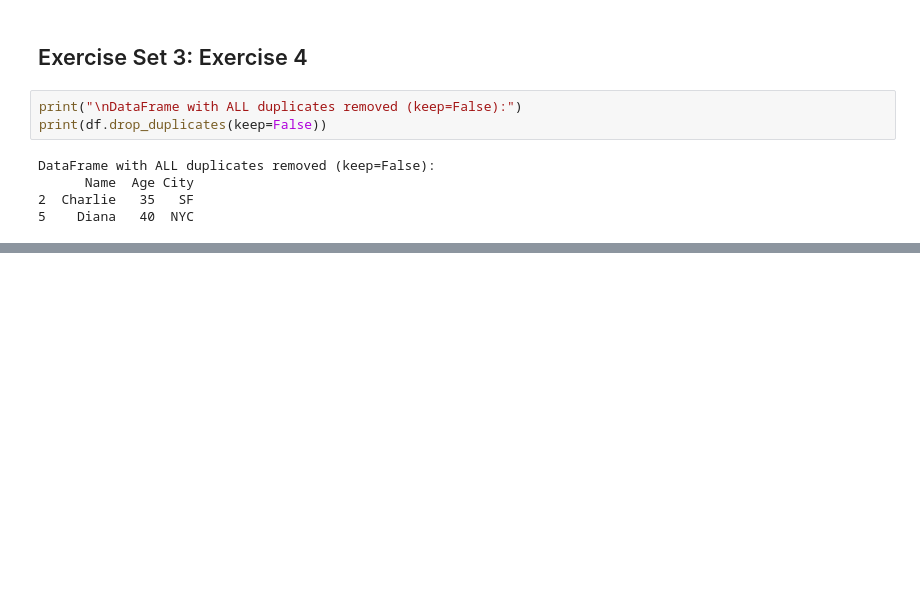
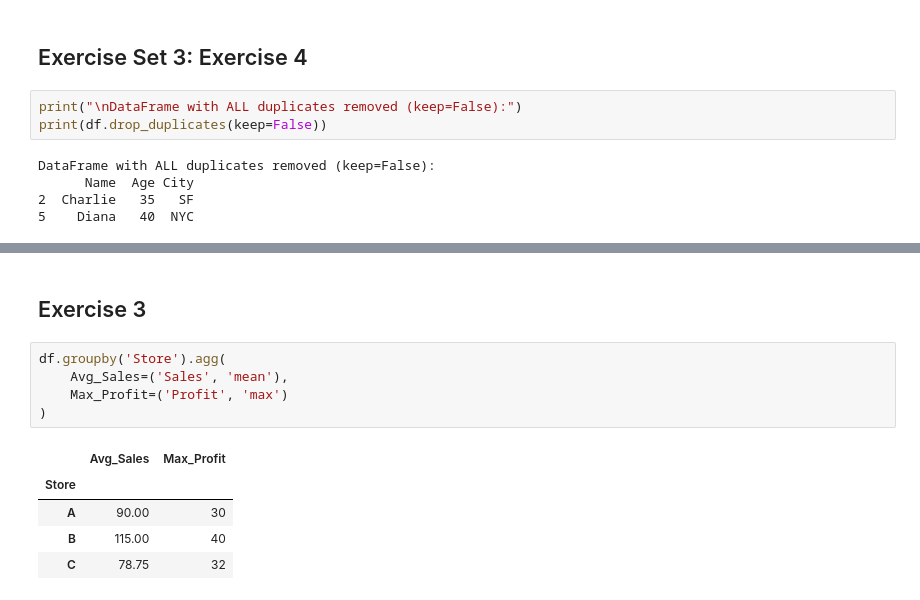
Before and after one commit to ckongshaug87/DA_M2_CodingExercises, a Jupyter notebook: w1_exercises.ipynb, the cells around one changed output, grey strips where cells are left out. Saved outputs shown, nothing was run; the diff lists cells and outputs as text; blank space fills up the shorter version.

```diff
--- a/w1_exercises.ipynb
+++ b/w1_exercises.ipynb
@@ -451,0 +583,13 @@ DataFrame with ALL duplicates removed (keep=False):
+# %% [markdown]
+## Exercise 3
+# %%
+df.groupby('Store').agg(
+    Avg_Sales=('Sales', 'mean'),
+    Max_Profit=('Profit', 'max')
+)
+# %% [output]
+|  | Avg_Sales | Max_Profit |
+| Store |  |  |
+| A | 90.00 | 30 |
+| B | 115.00 | 40 |
+| C | 78.75 | 32 |
```
Also changed, not shown: parts of 23 cells of this notebook.
